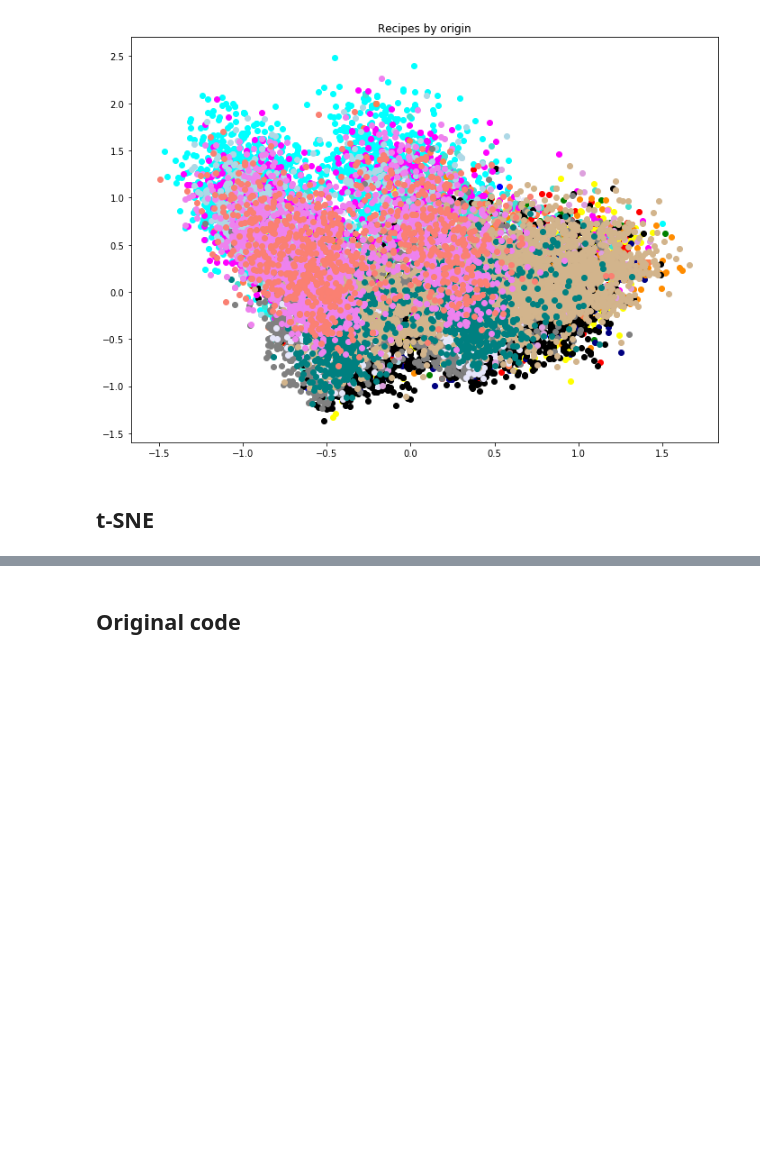
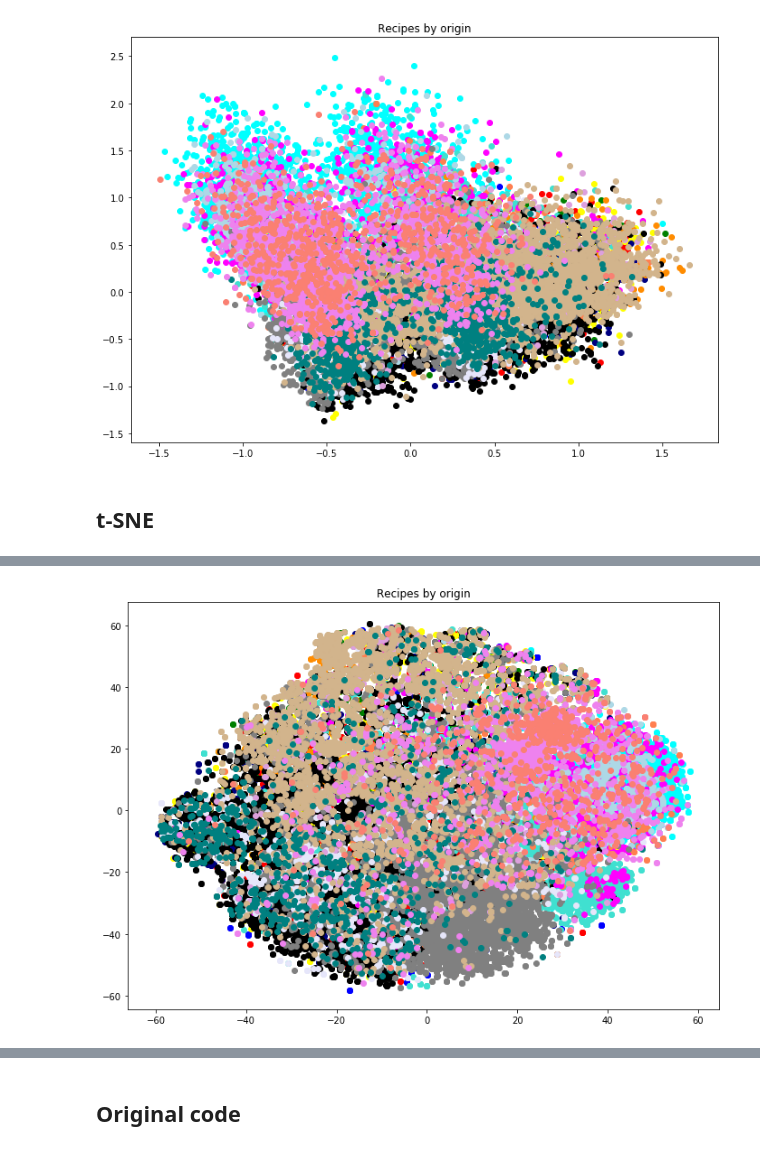
Before and after one commit to Slowika/Bag-of-Recipes, a Jupyter notebook: Exploratory_Data_Analysis.ipynb, the cells around one changed output, grey strips where cells are left out. Saved outputs shown, nothing was run; the diff lists cells and outputs as text; code cells hidden in the pictures; blank space fills up the shorter version.

```diff
--- a/Exploratory_Data_Analysis.ipynb
+++ b/Exploratory_Data_Analysis.ipynb
@@ -46,7 +46,7 @@ plt.show()
 # %% [markdown]
 ## t-SNE
 # %%
-tsne = TSNE(n_components = 2, perplexity = )
+tsne = TSNE(n_components = 2)
 X_tsne = tsne.fit_transform(X_train)
 # %%
 fig, ax = plt.subplots()
@@ -59,0 +62,14 @@ plt.show()
+# %%
+tsne2 = TSNE(n_components = 2, early_exaggeration = 30)
+X_tsne2 = tsne.fit_transform(X_train)
+# %%
+fig, ax = plt.subplots()
+fig.set_size_inches(11.7, 8.27)
+
+plt.title("Recipes by origin")
+for i, cur_origin in enumerate(np.unique(cuisines)):
+    plt.scatter(X_tsne2[(cuisines == cur_origin)['cuisine'], 0], X_tsne2[(cuisines == cur_origin)['cuisine'], 1], c = colors[i])
+
+plt.show()
+# %% [output]
+[figure, added]
```
Also changed, not shown: parts of 7 cells of this notebook.
